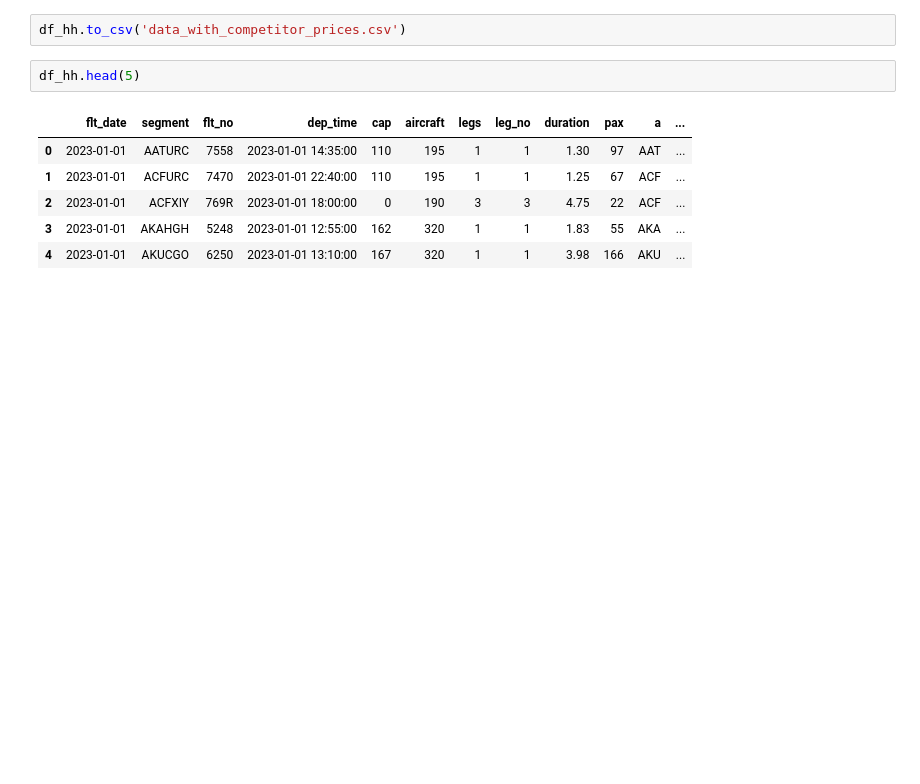
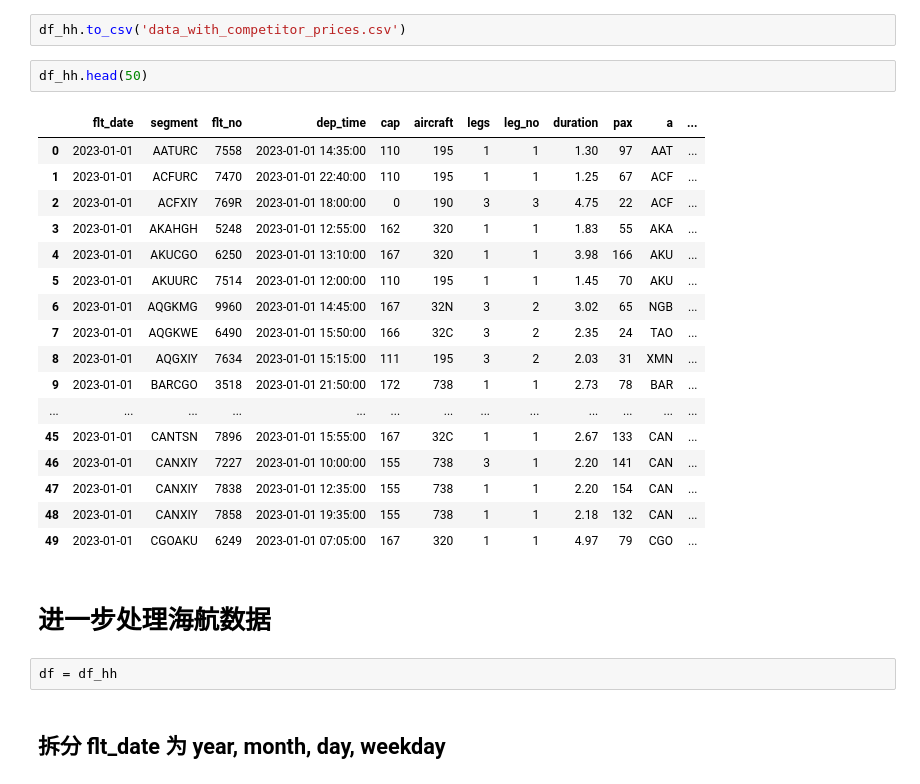
Before and after one commit to Yu-Code666/hh, a Jupyter notebook: 课题1/project1/驻场优化/补充竞品航线价格.ipynb, the cells around one changed output. Cells and saved outputs as stored; diff of their text form; blank space fills up the shorter version.

```diff
--- a/课题1/project1/驻场优化/补充竞品航线价格.ipynb
+++ b/课题1/project1/驻场优化/补充竞品航线价格.ipynb
@@ -208,11 +208,28 @@ print(df_hh[['segment', 'dep_time', 'unit_price', 'competitor_price']].head())
 # %%
 df_hh.to_csv('data_with_competitor_prices.csv')
 # %%
-df_hh.head(5)
+df_hh.head(50)
 # %% [output]
 |  | flt_date | segment | flt_no | dep_time | cap | aircraft | legs | leg_no | duration | pax | a | ... |
 | 0 | 2023-01-01 | AATURC | 7558 | 2023-01-01 14:35:00 | 110 | 195 | 1 | 1 | 1.30 | 97 | AAT | ... |
 | 1 | 2023-01-01 | ACFURC | 7470 | 2023-01-01 22:40:00 | 110 | 195 | 1 | 1 | 1.25 | 67 | ACF | ... |
 | 2 | 2023-01-01 | ACFXIY | 769R | 2023-01-01 18:00:00 | 0 | 190 | 3 | 3 | 4.75 | 22 | ACF | ... |
 | 3 | 2023-01-01 | AKAHGH | 5248 | 2023-01-01 12:55:00 | 162 | 320 | 1 | 1 | 1.83 | 55 | AKA | ... |
 | 4 | 2023-01-01 | AKUCGO | 6250 | 2023-01-01 13:10:00 | 167 | 320 | 1 | 1 | 3.98 | 166 | AKU | ... |
+| 5 | 2023-01-01 | AKUURC | 7514 | 2023-01-01 12:00:00 | 110 | 195 | 1 | 1 | 1.45 | 70 | AKU | ... |
+| 6 | 2023-01-01 | AQGKMG | 9960 | 2023-01-01 14:45:00 | 167 | 32N | 3 | 2 | 3.02 | 65 | NGB | ... |
+| 7 | 2023-01-01 | AQGKWE | 6490 | 2023-01-01 15:50:00 | 166 | 32C | 3 | 2 | 2.35 | 24 | TAO | ... |
+| 8 | 2023-01-01 | AQGXIY | 7634 | 2023-01-01 15:15:00 | 111 | 195 | 3 | 2 | 2.03 | 31 | XMN | ... |
+| 9 | 2023-01-01 | BARCGO | 3518 | 2023-01-01 21:50:00 | 172 | 738 | 1 | 1 | 2.73 | 78 | BAR | ... |
+| ... | ... | ... | ... | ... | ... | ... | ... | ... | ... | ... | ... | ... |
+| 45 | 2023-01-01 | CANTSN | 7896 | 2023-01-01 15:55:00 | 167 | 32C | 1 | 1 | 2.67 | 133 | CAN | ... |
+| 46 | 2023-01-01 | CANXIY | 7227 | 2023-01-01 10:00:00 | 155 | 738 | 3 | 1 | 2.20 | 141 | CAN | ... |
+| 47 | 2023-01-01 | CANXIY | 7838 | 2023-01-01 12:35:00 | 155 | 738 | 1 | 1 | 2.20 | 154 | CAN | ... |
+| 48 | 2023-01-01 | CANXIY | 7858 | 2023-01-01 19:35:00 | 155 | 738 | 1 | 1 | 2.18 | 132 | CAN | ... |
+| 49 | 2023-01-01 | CGOAKU | 6249 | 2023-01-01 07:05:00 | 167 | 320 | 1 | 1 | 4.97 | 79 | CGO | ... |
+# %% [markdown]
+# 进一步处理海航数据
+# %%
+df = df_hh
+# %% [markdown]
+## 拆分 flt_date 为 year, month, day, weekday
```
Also changed, not shown: parts of 14 cells of this notebook, 5 other files.
